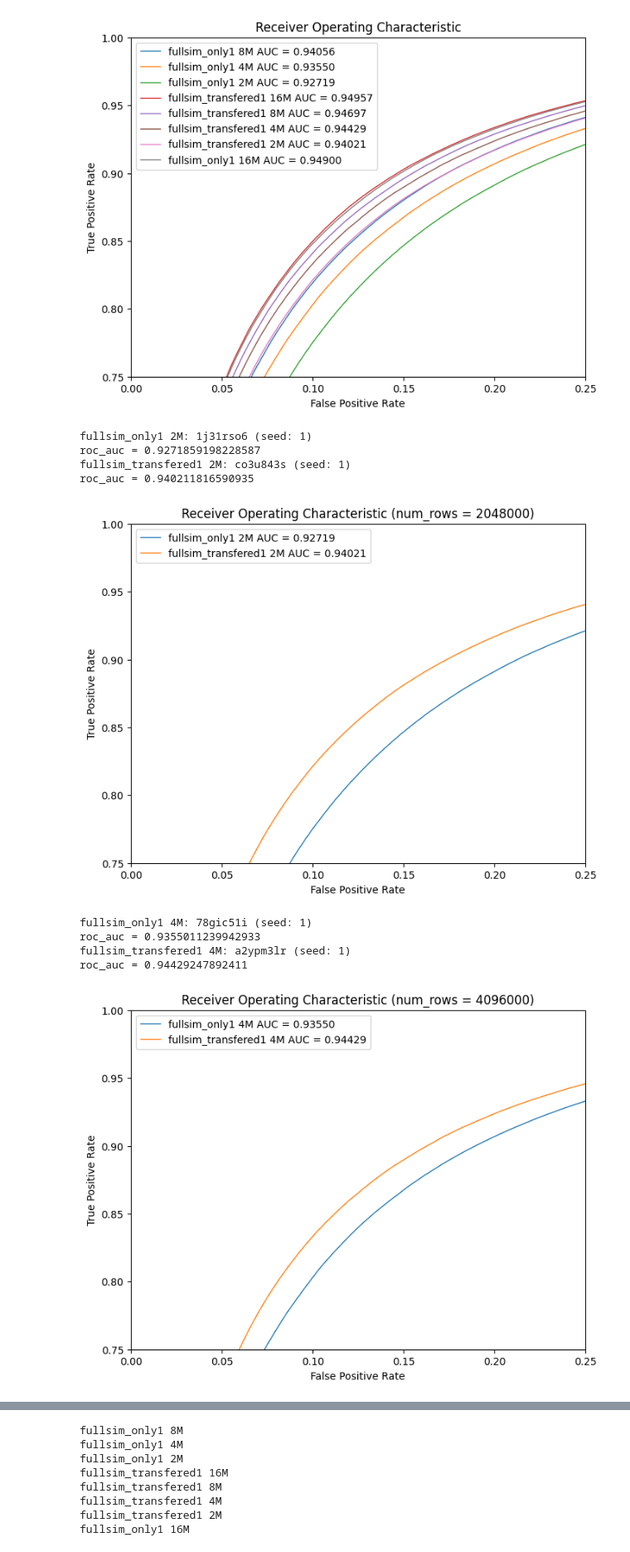
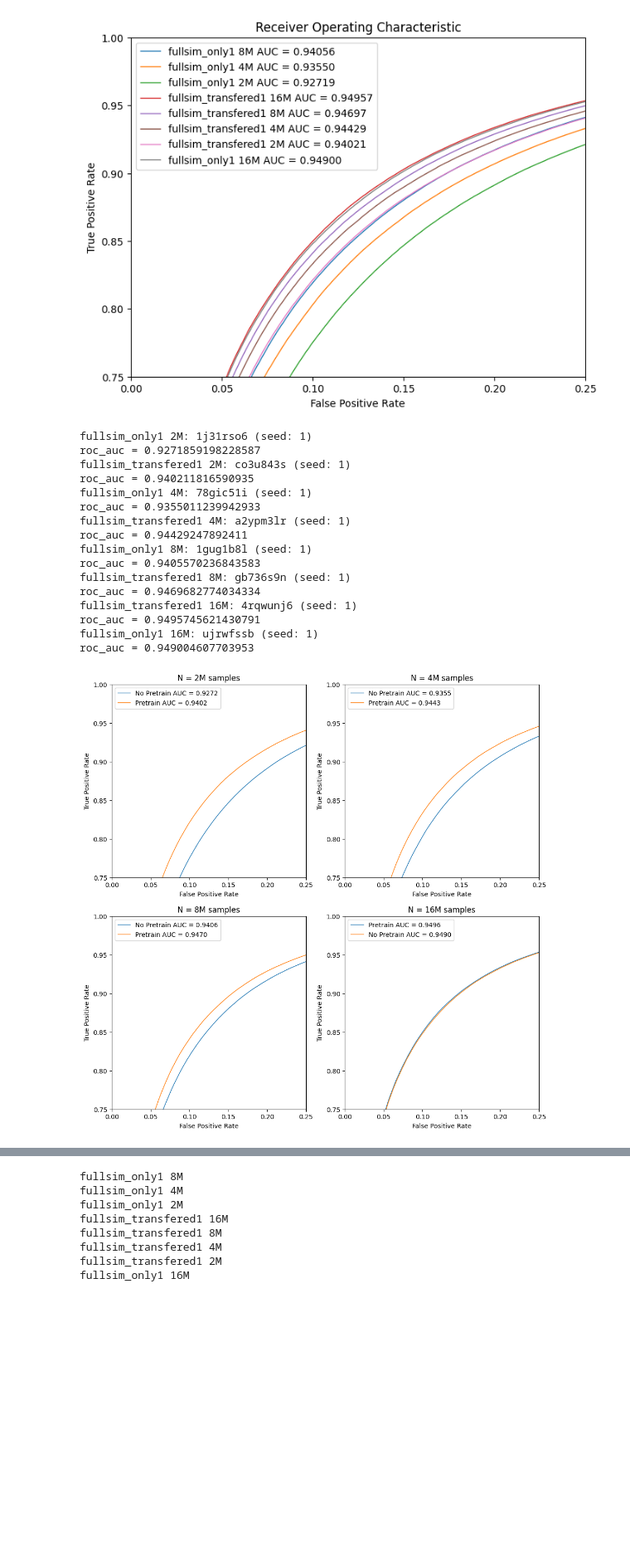
Before and after one commit to evilpegasus/transfer-learning, a Jupyter notebook: plots.ipynb, the cells around one changed output, grey strips where cells are left out. Shown at 83% size. Drawn from its saved outputs; the diff is of its cells as text; code cells hidden in the pictures; blank space fills up the shorter version.

Commit message:
4 roc curves

```diff
--- a/plots.ipynb
+++ b/plots.ipynb
@@ -299,36 +299,47 @@ ujrwfssb
 roc_auc = 0.949004607703953
 [figure]
 # %%
+# 2x2 plot
+fig, axes = plt.subplots(2, 2, figsize=(12, 12))
+axes = axes.flatten()
+
 # sperate plots for each num rows
-for num_rows in NUM_ROWS:
-  plt.figure(figsize=(8,6))
+for i, num_rows in enumerate(NUM_ROWS):
   for run in runs:
     if run.config["seed"] != 1:
       continue
     if run.config["train_samples"] != num_rows:
       continue
     print(f"{run.name}: {run.id} (seed: {run.config['seed']})")
     y_true, y_pred = output_dict[run.id]
     fpr, tpr, thresholds = roc_curve(y_true, y_pred)
     roc_auc = auc(fpr, tpr)
     print(f"roc_auc = {roc_auc}")
-    plt.plot(fpr, tpr, label = f'{run.name} AUC = %0.5f' % roc_auc, linewidth=1.0)
-  plt.title(f"Receiver Operating Characteristic (num_rows = {num_rows})")
-  plt.legend(loc = 'upper left')
-  plt.plot([0, 1], [0, 1],'r--')
-  plt.xlim([0, 0.25])
-  plt.ylim([0.75, 1])
-  plt.ylabel('True Positive Rate')
-  plt.xlabel('False Positive Rate')
-  plt.show()
+    curr_label = "Pretrain" if "transfered" in run.name else "No Pretrain"
+    axes[i].plot(fpr, tpr, label = f"{curr_label} AUC = {roc_auc:0.4f}", linewidth=1.0)
+    axes[i].set_title(f"N = {int(num_rows // 1e6)}M samples")
+    axes[i].legend(loc = "upper left")
+    axes[i].plot([0, 1], [0, 1],'r--')
+    axes[i].set_xlim([0, 0.25])
+    axes[i].set_ylim([0.75, 1])
+    axes[i].set_ylabel('True Positive Rate')
+    axes[i].set_xlabel('False Positive Rate')
+plt.show()
 # %% [output]
 fullsim_only1 2M: 1j31rso6 (seed: 1)
 roc_auc = 0.9271859198228587
 fullsim_transfered1 2M: co3u843s (seed: 1)
 roc_auc = 0.940211816590935
+fullsim_only1 4M: 78gic51i (seed: 1)
+roc_auc = 0.9355011239942933
+fullsim_transfered1 4M: a2ypm3lr (seed: 1)
+roc_auc = 0.94429247892411
+fullsim_only1 8M: 1gug1b8l (seed: 1)
+roc_auc = 0.9405570236843583
+fullsim_transfered1 8M: gb736s9n (seed: 1)
+roc_auc = 0.9469682774034334
+fullsim_transfered1 16M: 4rqwunj6 (seed: 1)
+roc_auc = 0.9495745621430791
+fullsim_only1 16M: ujrwfssb (seed: 1)
+roc_auc = 0.949004607703953
-[figure, old version]
+[figure, new version]
-fullsim_only1 4M: 78gic51i (seed: 1)
-roc_auc = 0.9355011239942933
-fullsim_transfered1 4M: a2ypm3lr (seed: 1)
-roc_auc = 0.94429247892411
-[figure, removed]
```
Also changed, not shown: parts of 1 cell of this notebook.
